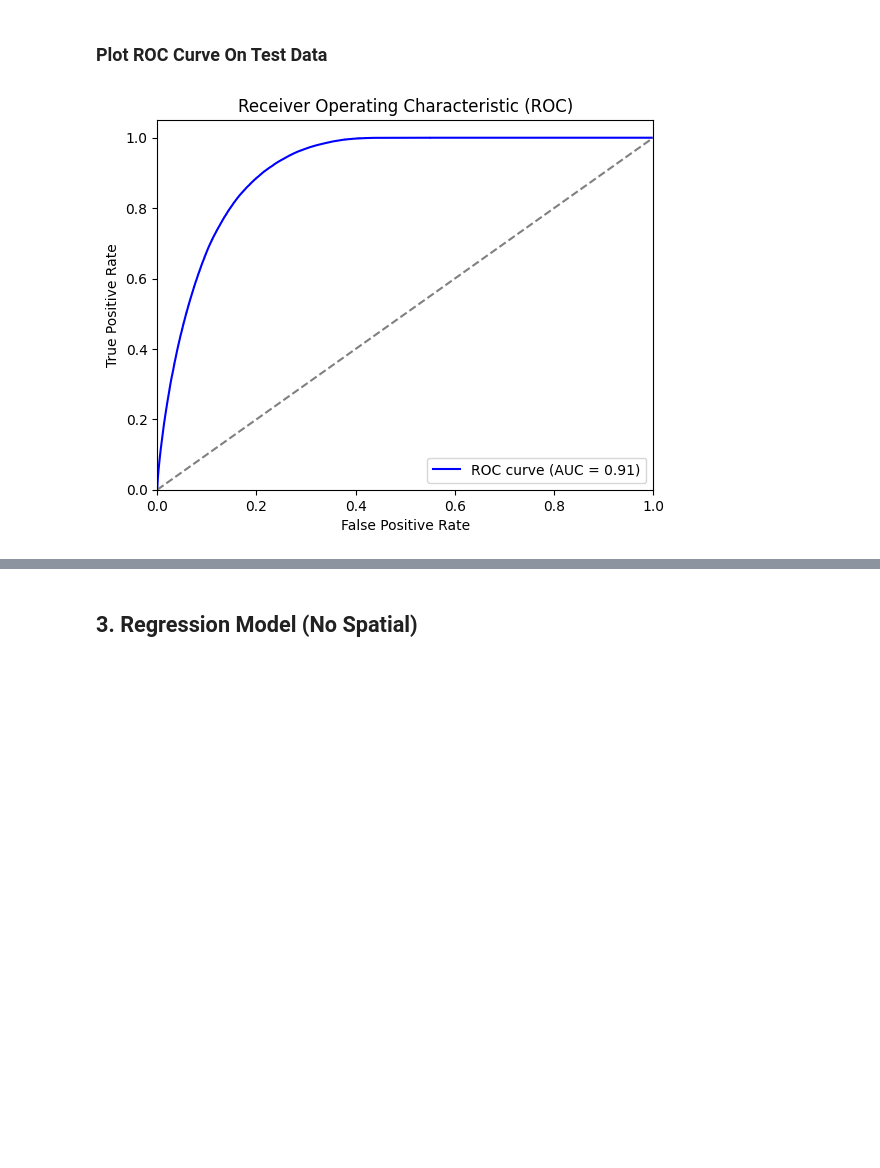
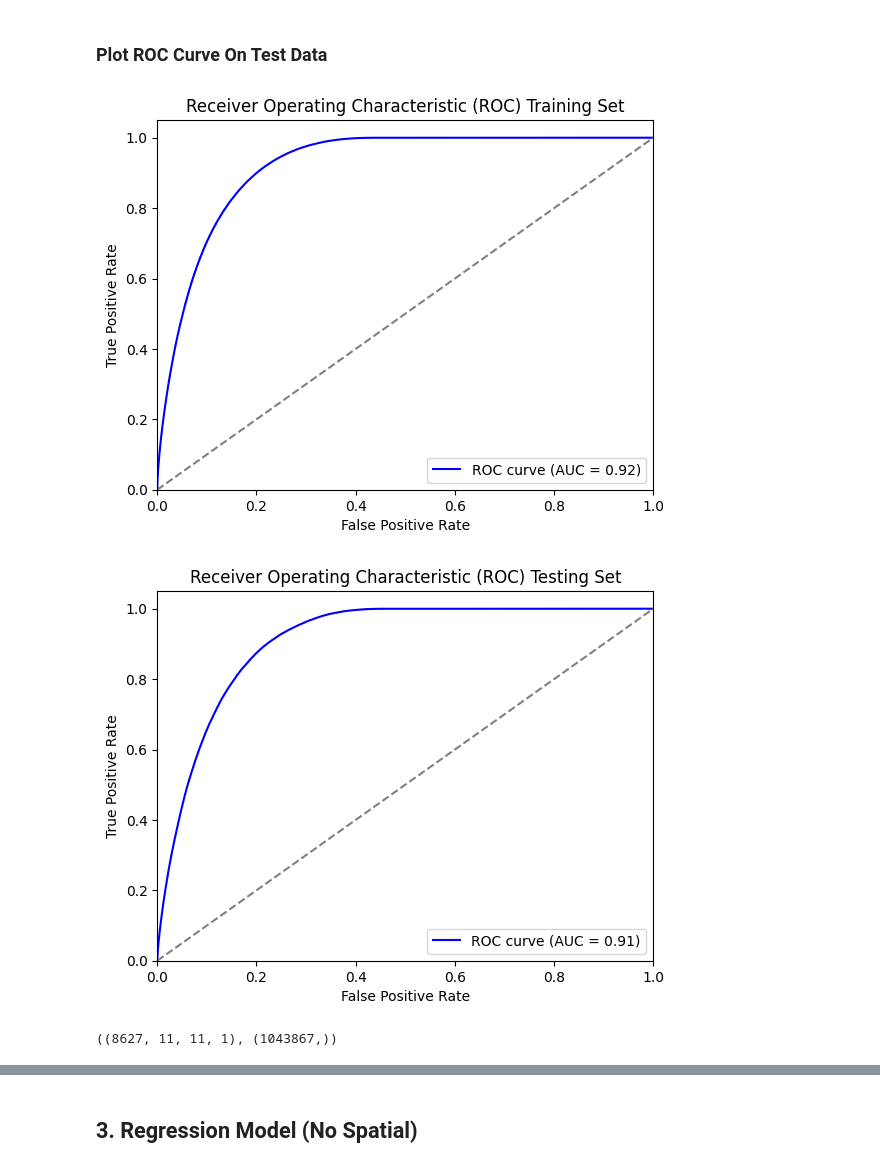
Before and after one commit to chenmo8/Predicting_Traffic_Accidents, a Jupyter notebook: Train_Model.ipynb, the cells around one changed output, grey strips where cells are left out. Cells and saved outputs as stored; diff of their text form; code cells hidden in the pictures; blank space fills up the shorter version.

```diff
--- a/Train_Model.ipynb
+++ b/Train_Model.ipynb
@@ -375,9 +374,31 @@ plt.show()
 # %% [markdown]
 ### Plot ROC Curve On Test Data
+# %%
+#Flatten Data for Graph
+Binary_Out_train_flattened = Binary_Out_train.reshape(-1)
+binary_predictions_train_flattened = predictions_model_binary_train.reshape(-1)
+
+from sklearn.metrics import auc, roc_curve
+fpr, tpr, thresholds = roc_curve(Binary_Out_train_flattened, binary_predictions_train_flattened)
+roc_auc = auc(fpr, tpr)
+
+# Plot the ROC curve
+plt.figure()
+plt.plot(fpr, tpr, color='blue', label='ROC curve (AUC = %0.2f)' % roc_auc)
+plt.plot([0, 1], [0, 1], color='gray', linestyle='--')  # Diagonal line (random model)
+plt.xlim([0.0, 1.0])
+plt.ylim([0.0, 1.05])
+plt.xlabel('False Positive Rate')
+plt.ylabel('True Positive Rate')
+plt.title('Receiver Operating Characteristic (ROC) Training Set')
+plt.legend(loc='lower right')
+plt.show()
+# %% [output]
+[figure, added]
 # %%
 #Flatten Data for Graph
 Binary_Out_test_flattened = Binary_Out_test.reshape(-1)
-binary_predictions_flattened = predictions_model_binary.reshape(-1)
+binary_predictions_flattened = predictions_model_binary_test.reshape(-1)
 
 from sklearn.metrics import auc, roc_curve
 fpr, tpr, thresholds = roc_curve(Binary_Out_test_flattened, binary_predictions_flattened)
@@ -391,8 +412,12 @@ plt.xlim([0.0, 1.0])
 plt.ylim([0.0, 1.05])
 plt.xlabel('False Positive Rate')
 plt.ylabel('True Positive Rate')
-plt.title('Receiver Operating Characteristic (ROC)')
+plt.title('Receiver Operating Characteristic (ROC) Testing Set')
 plt.legend(loc='lower right')
 plt.show()
 # %% [output]
-[figure, old version]
+[figure, new version]
+# %%
+binary_predictions_test.shape, Binary_Out_test_flattened.shape
+# %% [output]
+((8627, 11, 11, 1), (1043867,))
```
Also changed, not shown: parts of 41 cells of this notebook.
